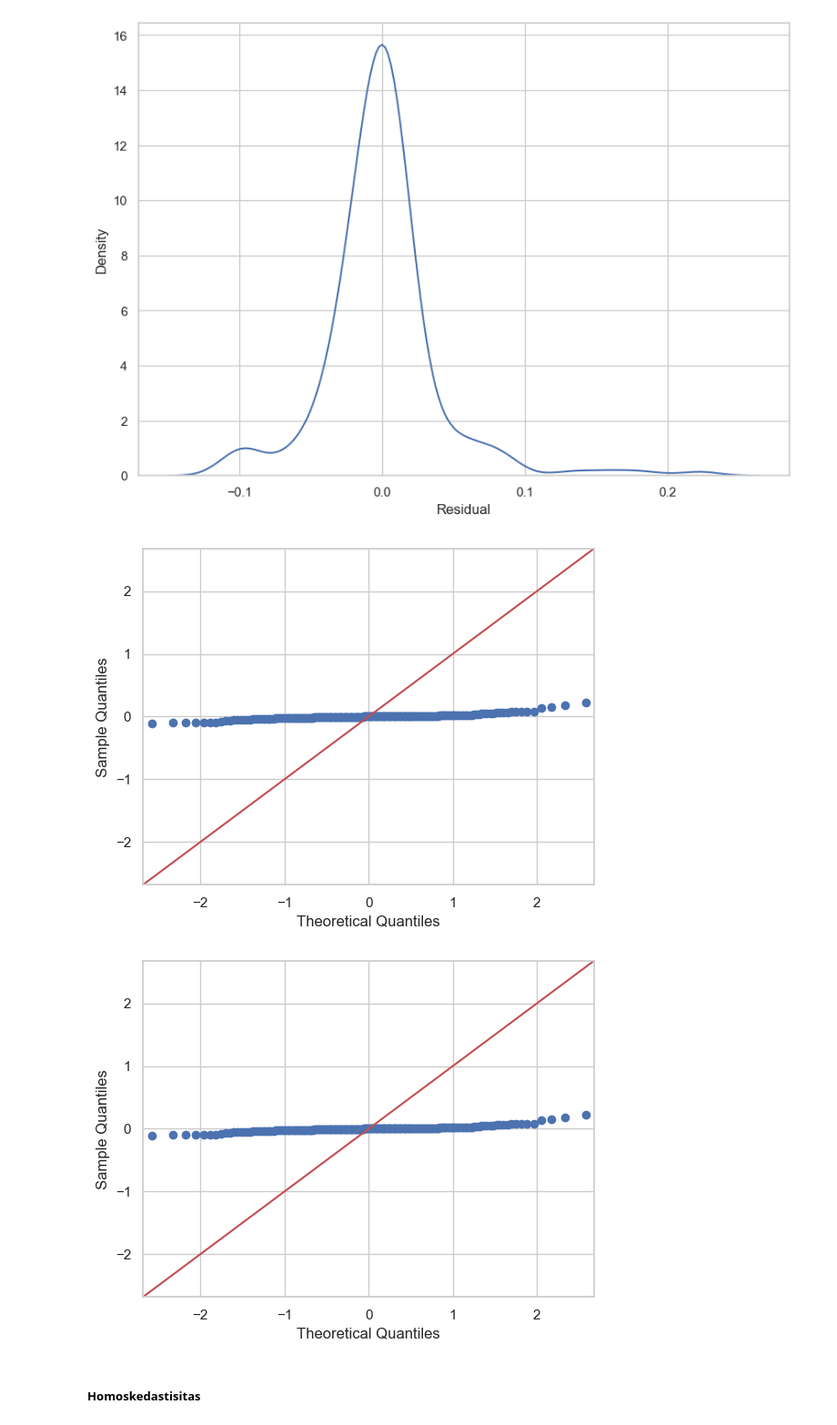
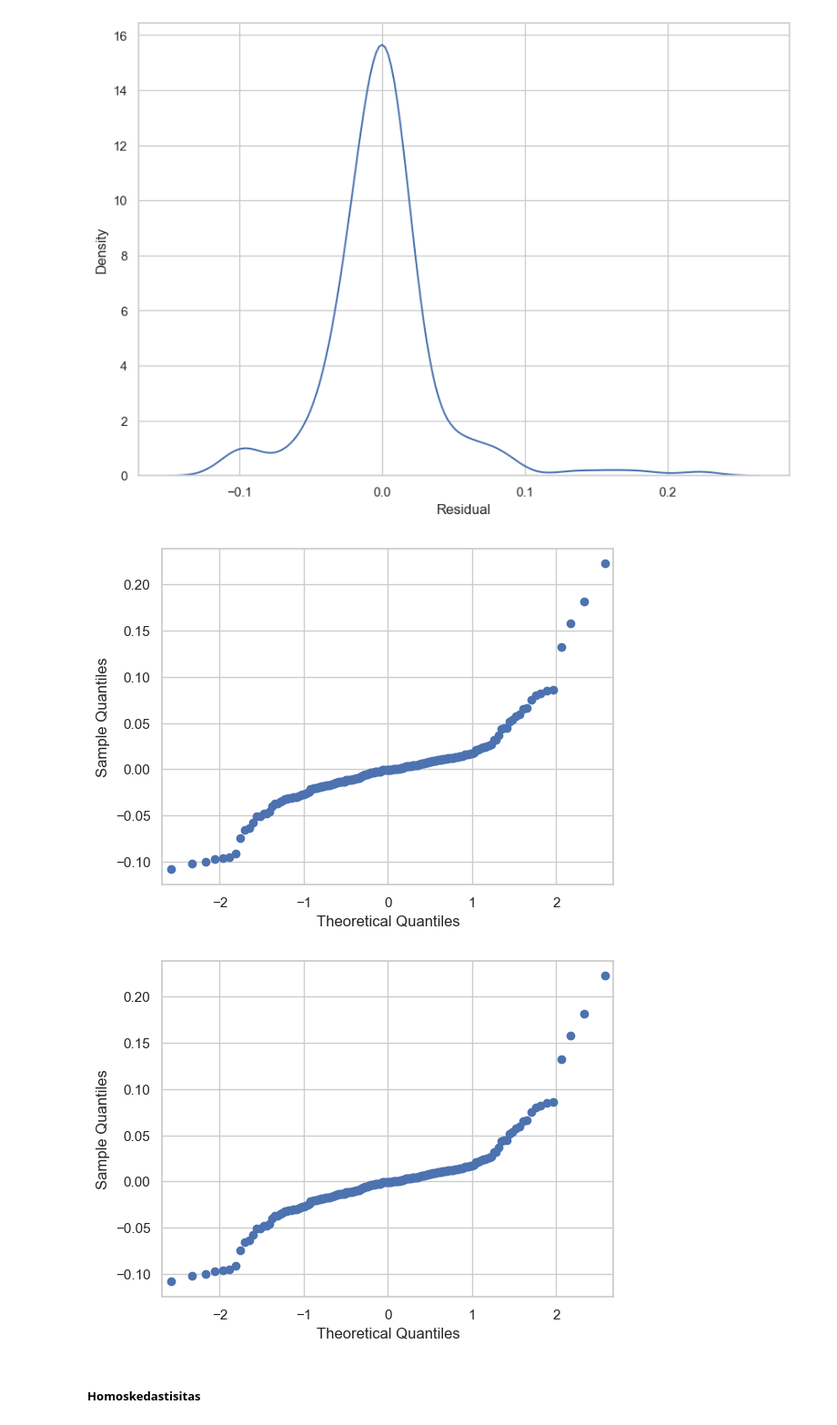
Before and after one commit to Fuuad31/Statistical-Computation---Module-and-Function, a Jupyter notebook: Tugas Minggu V/Tugas Pekan V.ipynb, the cells around one changed output. Shown at 91% size. Saved outputs shown, nothing was run; the diff lists cells and outputs as text; code cells hidden in the pictures.

```diff
--- a/Tugas Minggu V/Tugas Pekan V.ipynb
+++ b/Tugas Minggu V/Tugas Pekan V.ipynb
@@ -356,10 +745,10 @@ sns.distplot(df['Residual'], hist=False)
 <AxesSubplot:xlabel='Residual', ylabel='Density'>
 [figure]
 # %%
-sm.qqplot(df['Residual'], line ='45')
+sm.qqplot(df['Residual'])
 # %% [output]
-[figure, old version]
+[figure, new version]
-[figure, old version]
+[figure, new version]
 # %% [markdown]
 ##### Homoskedastisitas
 # %%
```
Also changed, not shown: parts of 48 cells of this notebook.
